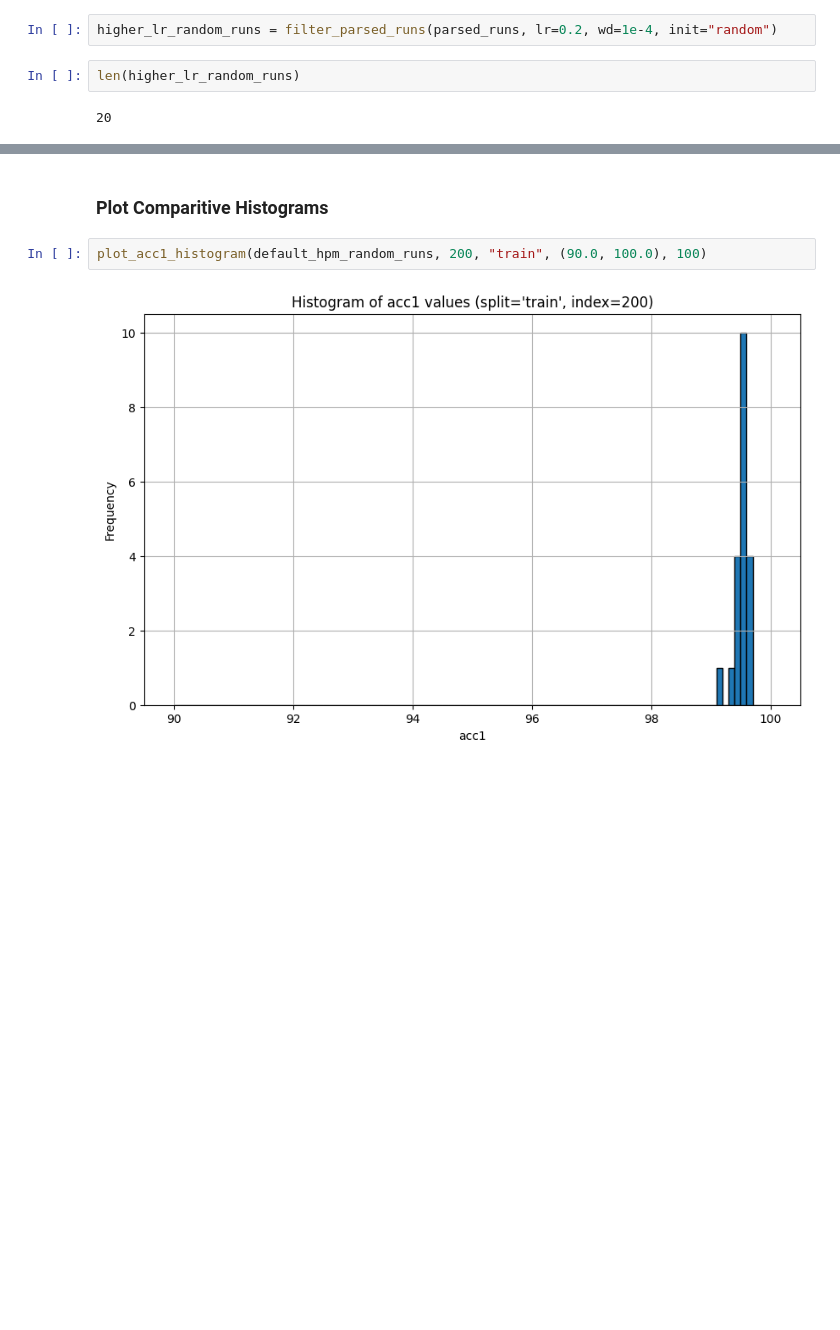
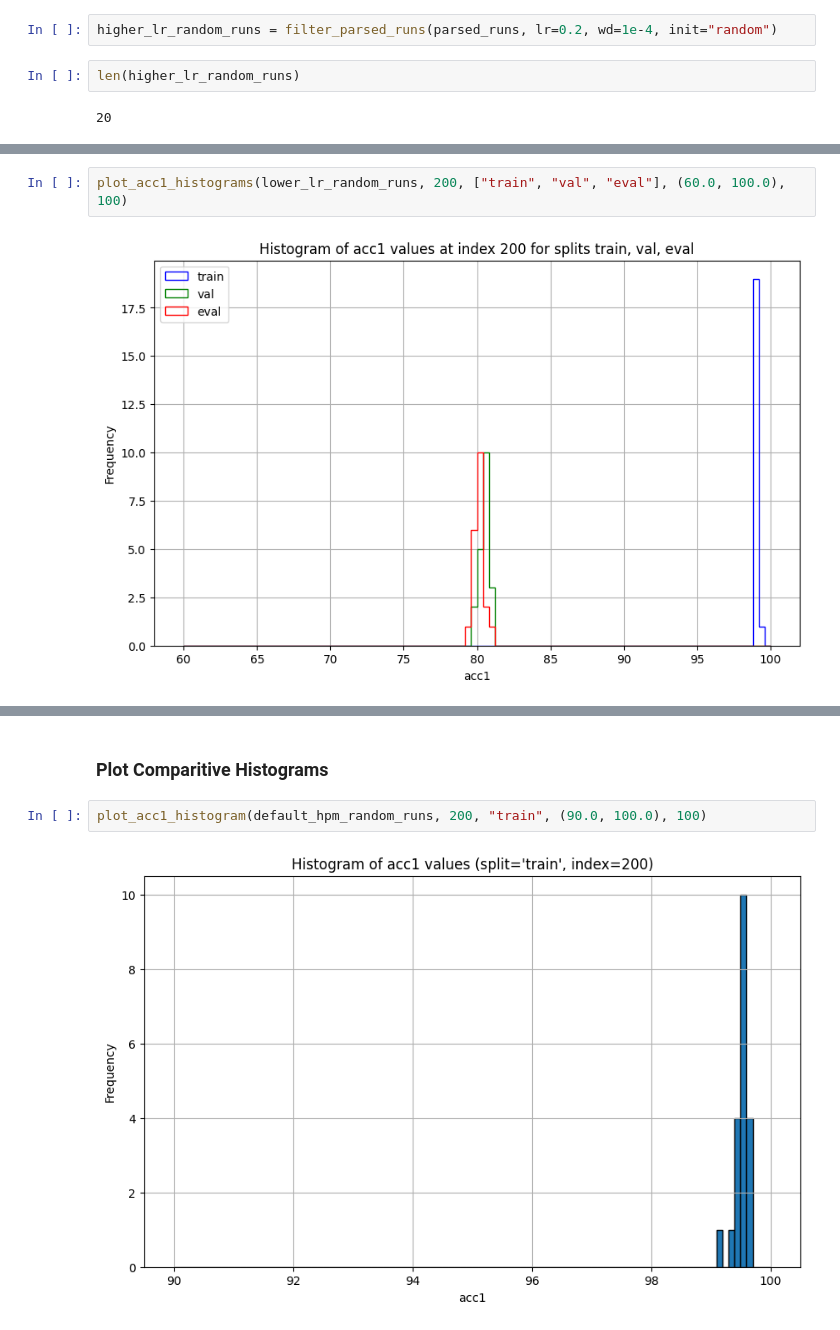
Before and after one commit to drothermel/dr_gen, a Jupyter notebook: notebooks/calc_metrics.ipynb, the cells around one changed output, grey strips where cells are left out. Cells and saved outputs as stored; diff of their text form; blank space fills up the shorter version.

```diff
--- a/notebooks/calc_metrics.ipynb
+++ b/notebooks/calc_metrics.ipynb
@@ -291,0 +388,4 @@ len(higher_lr_random_runs)
+# %%
+plot_acc1_histograms(lower_lr_random_runs, 200, ["train", "val", "eval"], (60.0, 100.0), 100)
+# %% [output]
+[figure, added]
```
Also changed, not shown: parts of 21 cells of this notebook.
